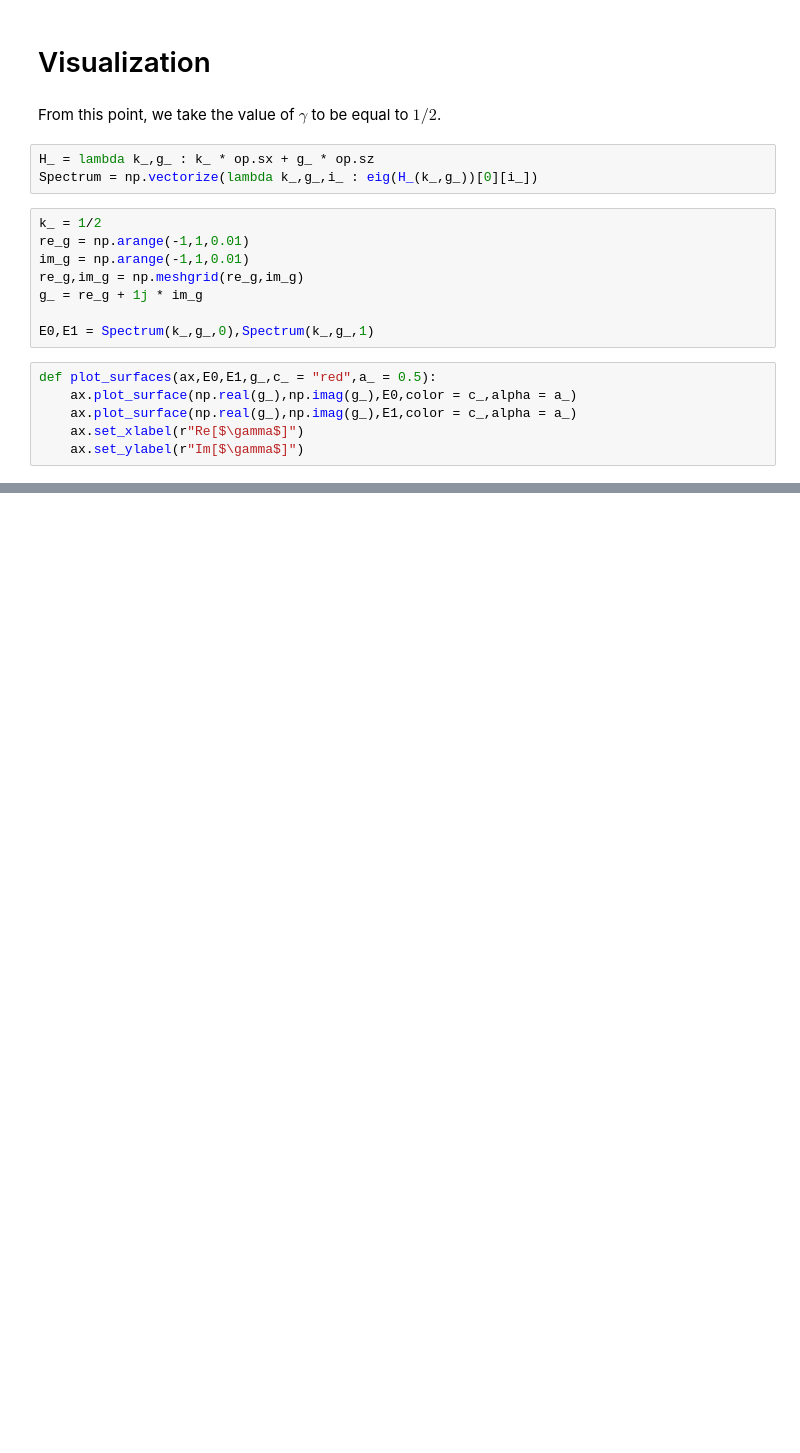
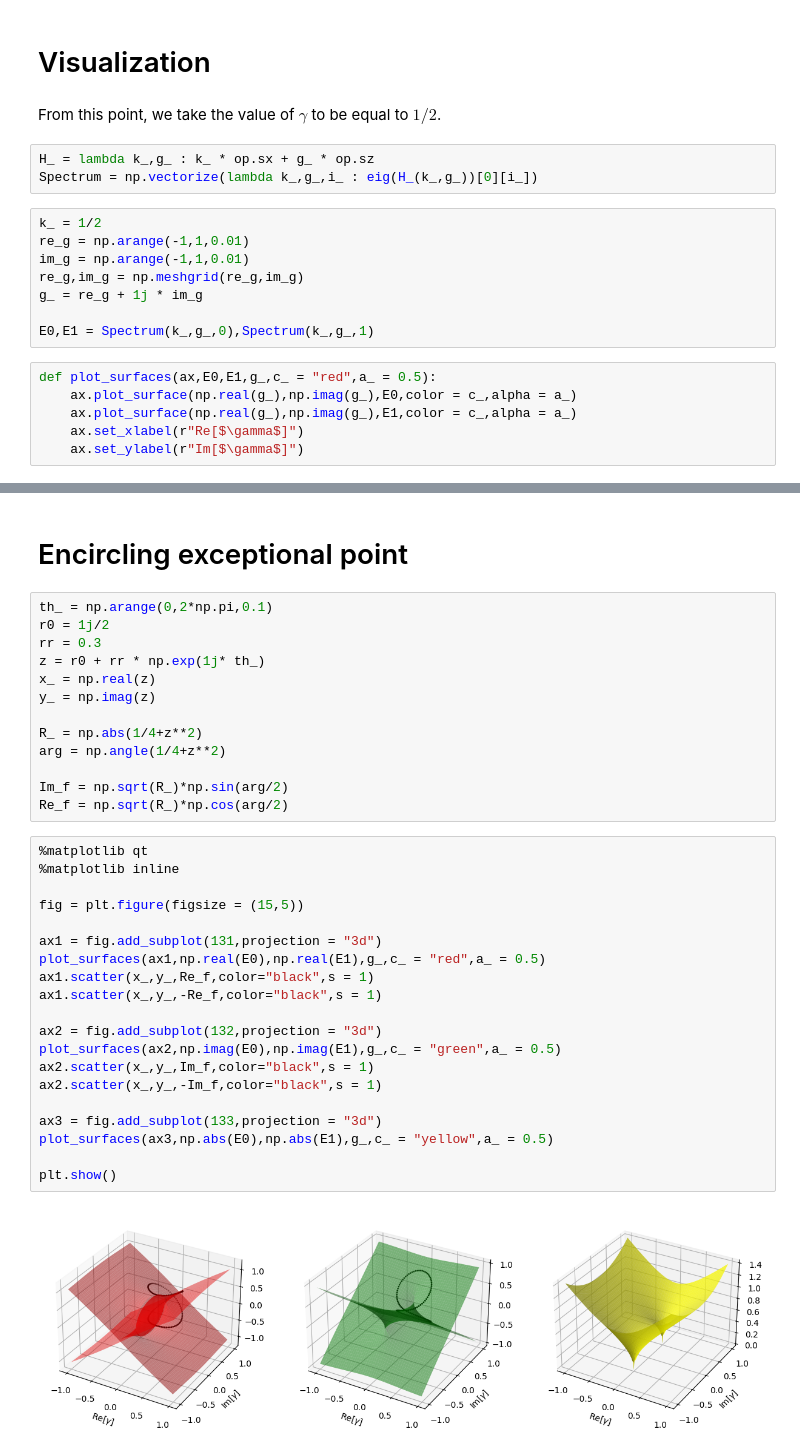
Before and after one commit to JedrekSt/NonHermitianQW, a Jupyter notebook: demo_/second_order_EP.ipynb, the cells around one changed output, grey strips where cells are left out. Cells and saved outputs as stored; diff of their text form; blank space fills up the shorter version.

```diff
--- a/demo_/second_order_EP.ipynb
+++ b/demo_/second_order_EP.ipynb
@@ -77,0 +81,37 @@ plt.show()
+# %% [markdown]
+<h1>Encircling exceptional point</h1>
+# %%
+th_ = np.arange(0,2*np.pi,0.1)
+r0 = 1j/2
+rr = 0.3
+z = r0 + rr * np.exp(1j* th_)
+x_ = np.real(z)
+y_ = np.imag(z)
+
+R_ = np.abs(1/4+z**2)
+arg = np.angle(1/4+z**2)
+
+Im_f = np.sqrt(R_)*np.sin(arg/2)
+Re_f = np.sqrt(R_)*np.cos(arg/2)
+# %%
+%matplotlib qt
+%matplotlib inline
+
+fig = plt.figure(figsize = (15,5))
+
+ax1 = fig.add_subplot(131,projection = "3d")
+plot_surfaces(ax1,np.real(E0),np.real(E1),g_,c_ = "red",a_ = 0.5)
+ax1.scatter(x_,y_,Re_f,color="black",s = 1)
+ax1.scatter(x_,y_,-Re_f,color="black",s = 1)
+
+ax2 = fig.add_subplot(132,projection = "3d")
+plot_surfaces(ax2,np.imag(E0),np.imag(E1),g_,c_ = "green",a_ = 0.5)
+ax2.scatter(x_,y_,Im_f,color="black",s = 1)
+ax2.scatter(x_,y_,-Im_f,color="black",s = 1)
+
+ax3 = fig.add_subplot(133,projection = "3d")
+plot_surfaces(ax3,np.abs(E0),np.abs(E1),g_,c_ = "yellow",a_ = 0.5)
+
+plt.show()
+# %% [output]
+[figure, added]
```
Also changed, not shown: parts of 1 cell of this notebook.
